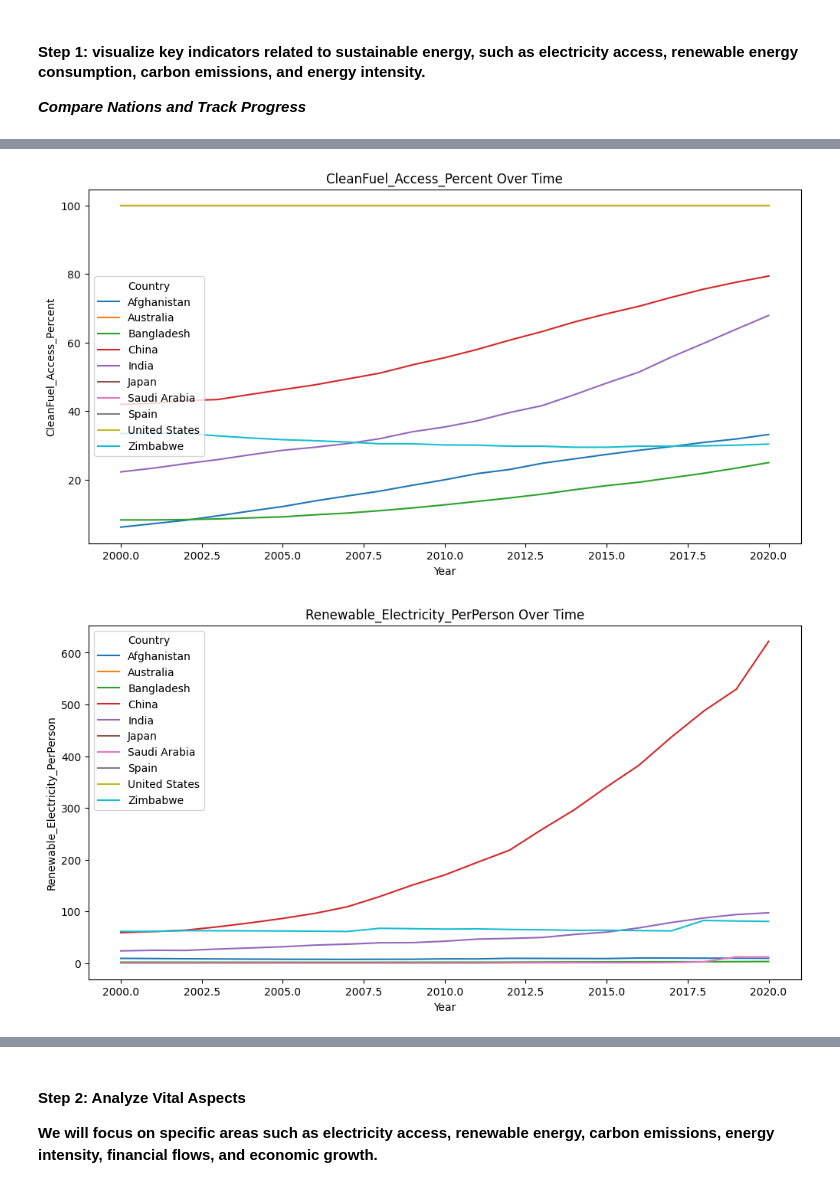
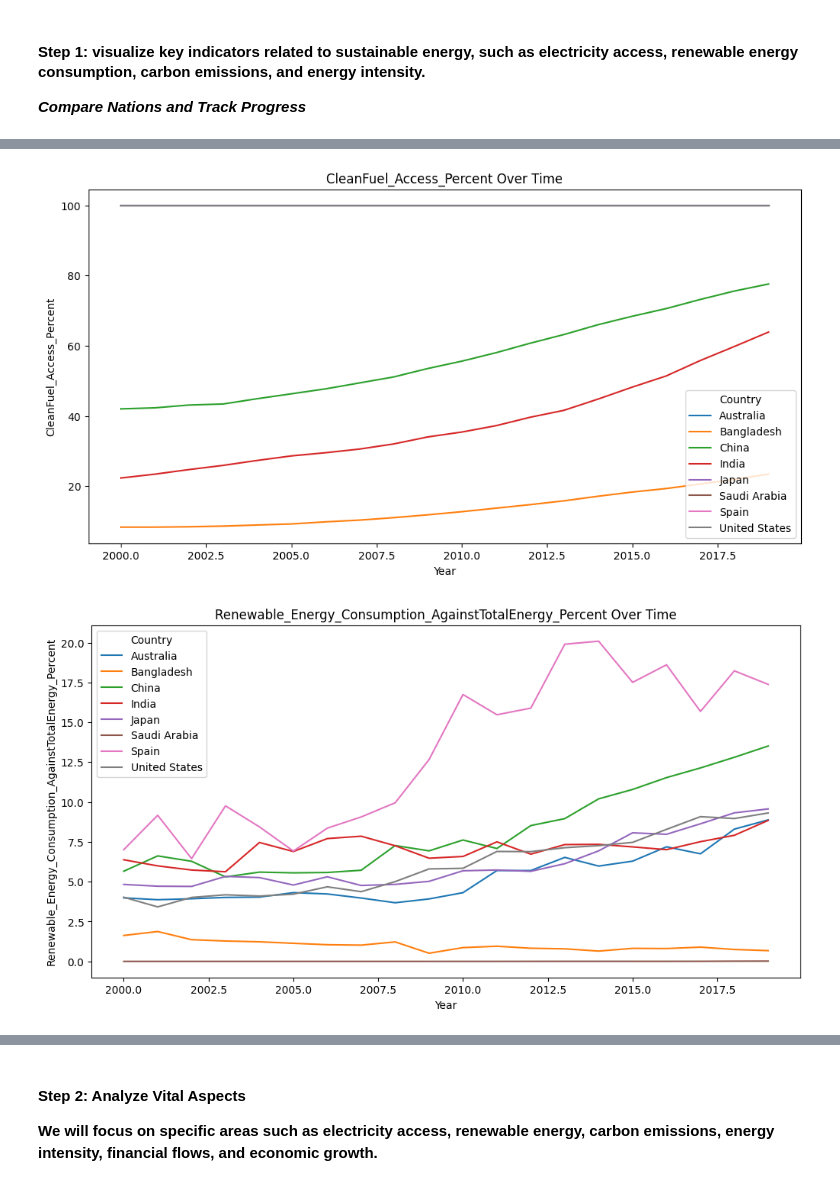
Before and after one commit to aojah1/sdg7, a Jupyter notebook: sustainability.ipynb, the cells around one changed output, grey strips where cells are left out. Saved outputs shown, nothing was run; the diff lists cells and outputs as text; code cells hidden in the pictures.

```diff
--- a/sustainability.ipynb
+++ b/sustainability.ipynb
@@ -237,7 +237,7 @@ df_features_sustainable_energy_indicator = ''
 features_sustainable_energy = ['Year','Country',
                                'Electricity_Access_Percent',
                                'CleanFuel_Access_Percent',
-                               'Renewable_Electricity_PerPerson',
+                               'Renewable_Energy_Consumption_AgainstTotalEnergy_Percent',
                                'Co2_Emission_PerPerson_MetricTon'
                               ]
 
@@ -247,6 +247,7 @@ df_features_sustainable_energy = df_key_features.loc[:, features_sustainable_ene
 selected_countries = ['Japan', 'Spain', 'Zimbabwe', 'United States', 'China', 'India', 'Afghanistan', 'Australia', 'Bangladesh', 'Saudi Arabia']
 
 df_features_sustainable_energy_indicator = df_features_sustainable_energy[df_features_sustainable_energy['Country'].isin(selected_countries)]
+df_features_sustainable_energy_indicator = df_features_sustainable_energy_indicator.dropna()
 # %% [markdown]
 #### Step 1: visualize key indicators related to sustainable energy, such as electricity access, renewable energy consumption, carbon emissions, and energy intensity.
 
@@ -254,7 +255,7 @@ df_features_sustainable_energy_indicator = df_features_sustainable_energy[df_fea
 # %%
 features_indicator = ['Electricity_Access_Percent',
                                'CleanFuel_Access_Percent',
-                               'Renewable_Electricity_PerPerson',
+                               'Renewable_Energy_Consumption_AgainstTotalEnergy_Percent',
                                'Co2_Emission_PerPerson_MetricTon'
                               ]
 
@@ -270,2 +271,2 @@ for indicator in features_indicator:
-[figure, old version]
+[figure, new version]
-[figure, old version]
+[figure, new version]
```
Also changed, not shown: parts of 27 cells of this notebook, 16 other files.
